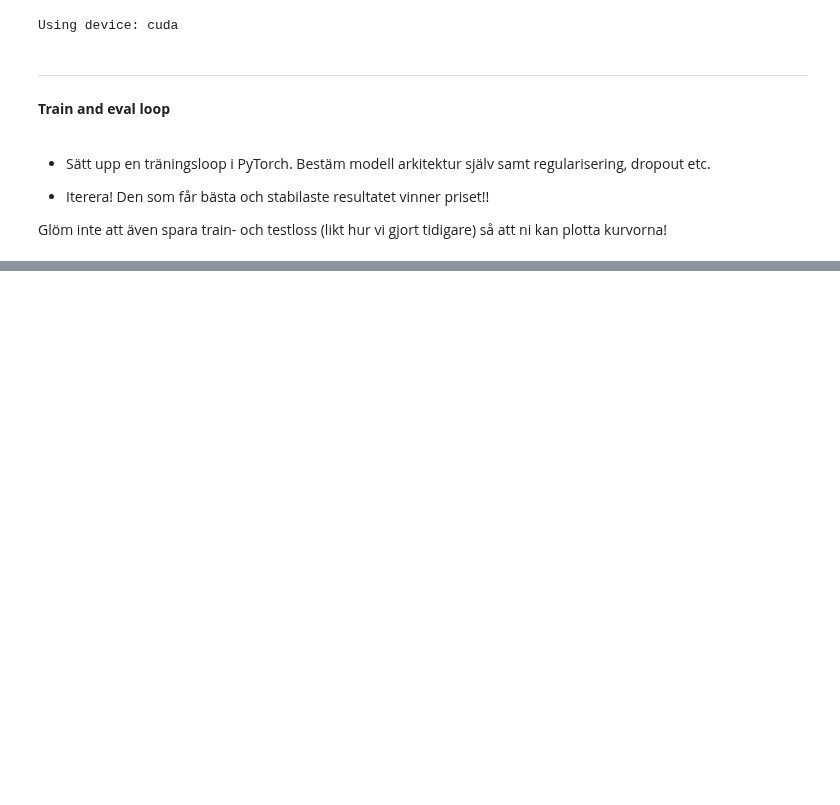
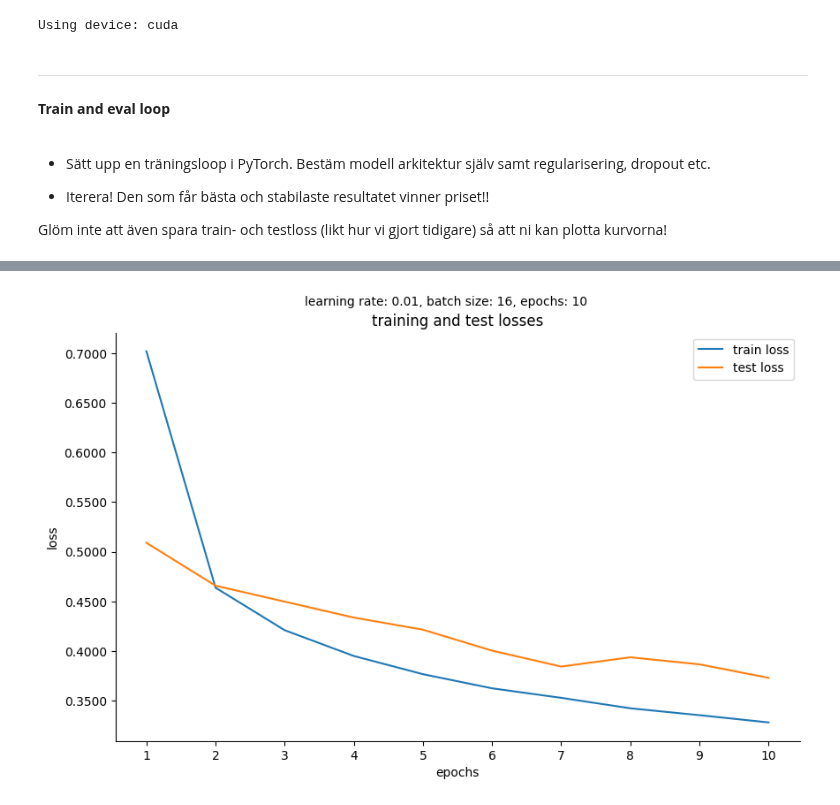
Before and after one commit to FutureGoose/OctaCycleCNN, a Jupyter notebook: exercises/w4/Competition.ipynb, the cells around one changed output, grey strips where cells are left out. Drawn from its saved outputs; the diff is of its cells as text; code cells hidden in the pictures; blank space fills up the shorter version.

```diff
--- a/exercises/w4/Competition.ipynb
+++ b/exercises/w4/Competition.ipynb
@@ -168,0 +425,19 @@ for epoch in range(EPOCHS):
+# %%
+# initialize trainer
+trainer = ModelTrainer(
+    input_size=trainset[0][0].numel(),
+    output_size=10,
+    device=device,
+    batch_size=16,
+    learning_rate=0.01,
+    l2_lambda=0.001,
+    verbose=False
+)
+
+# train model
+trained_model = trainer.train(
+    training_set=trainset,
+    test_set=testset,
+    num_epochs=10
+)
+# %% [output]
@@ -169 +454,2 @@ for epoch in range(EPOCHS):
+[figure, added]
 # %%
```
Also changed, not shown: parts of 8 cells of this notebook.
